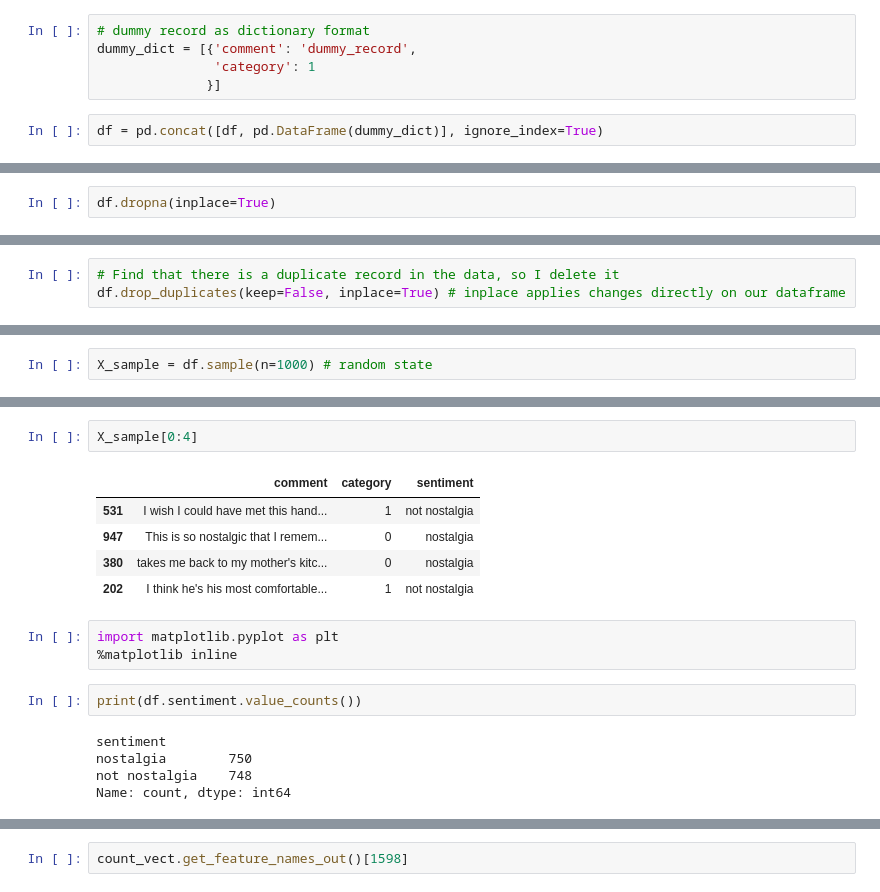
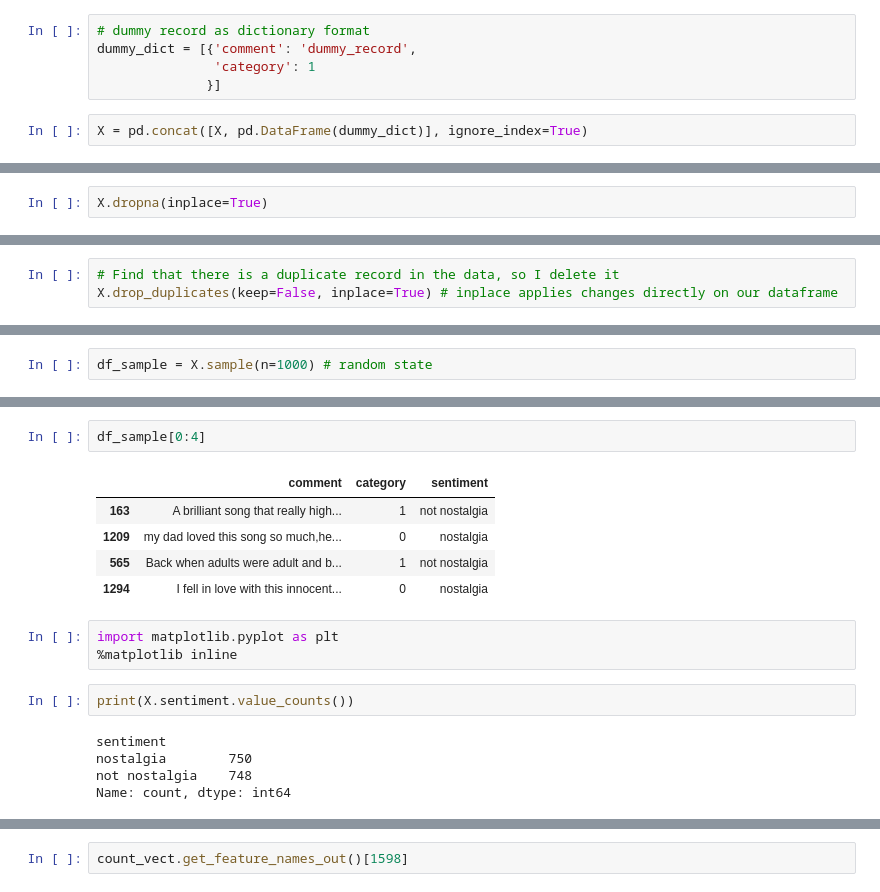
Before and after one commit to alan0502/DMLab1, a Jupyter notebook: DM2024-Lab1-Master/Secondpart.ipynb, the cells around one changed output, grey strips where cells are left out. Cells and saved outputs as stored; diff of their text form.

```diff
--- a/DM2024-Lab1-Master/Secondpart.ipynb
+++ b/DM2024-Lab1-Master/Secondpart.ipynb
@@ -271,5 +267,5 @@ dummy_dict = [{'comment': 'dummy_record',
                'category': 1
               }]
 # %%
-df = pd.concat([df, pd.DataFrame(dummy_dict)], ignore_index=True)
+X = pd.concat([X, pd.DataFrame(dummy_dict)], ignore_index=True)
 # %%
@@ -283,5 +279,5 @@ df.isnull().apply(lambda x: dmh.check_missing_values(x))
 | 0 | The amoung of missing records is: | The amoung of missing records is: | The amoung of missing records is: |
 | 1 | 0 | 0 | 1 |
 # %%
-df.dropna(inplace=True)
+X.dropna(inplace=True)
 # %%
@@ -316,5 +312,5 @@ sum(df.duplicated())
 1
 # %%
 # Find that there is a duplicate record in the data, so I delete it
-df.drop_duplicates(keep=False, inplace=True) # inplace applies changes directly on our dataframe
+X.drop_duplicates(keep=False, inplace=True) # inplace applies changes directly on our dataframe
 # %%
@@ -322,5 +318,5 @@ sum(df.duplicated())
 # %% [output]
 0
 # %%
-X_sample = df.sample(n=1000) # random state
+df_sample = X.sample(n=1000) # random state
 # %%
@@ -328,18 +324,18 @@ len(X_sample)
 # %% [output]
 1000
 # %%
-X_sample[0:4]
+df_sample[0:4]
 # %% [output]
 |  | comment | category | sentiment |
-| 531 | I wish I could have met this hand... | 1 | not nostalgia |
-| 947 | This is so nostalgic that I remem... | 0 | nostalgia |
-| 380 | takes me back to my mother's kitc... | 0 | nostalgia |
-| 202 | I think he's his most comfortable... | 1 | not nostalgia |
+| 163 | A brilliant song that really high... | 1 | not nostalgia |
+| 1209 | my dad loved this song so much,he... | 0 | nostalgia |
+| 565 | Back when adults were adult and b... | 1 | not nostalgia |
+| 1294 | I fell in love with this innocent... | 0 | nostalgia |
 # %%
 import matplotlib.pyplot as plt
 %matplotlib inline
 # %%
-print(df.sentiment.value_counts())
+print(X.sentiment.value_counts())
 # %% [output]
 sentiment
 nostalgia        750
```
Also changed, not shown: parts of 107 cells of this notebook, 8 other files.
